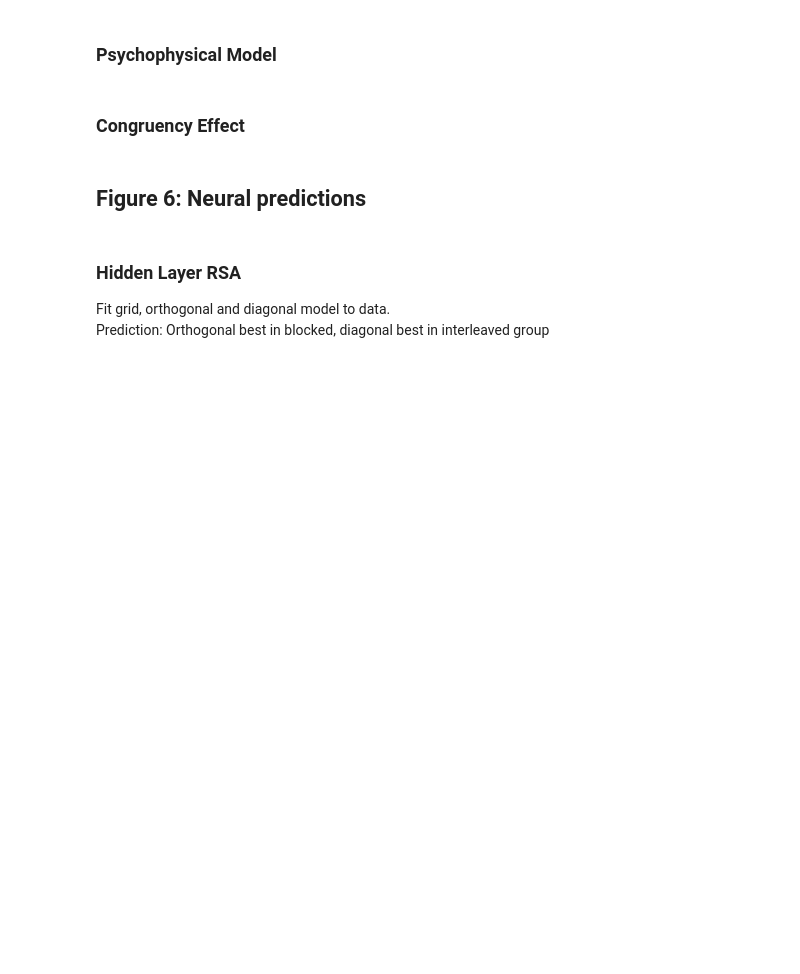
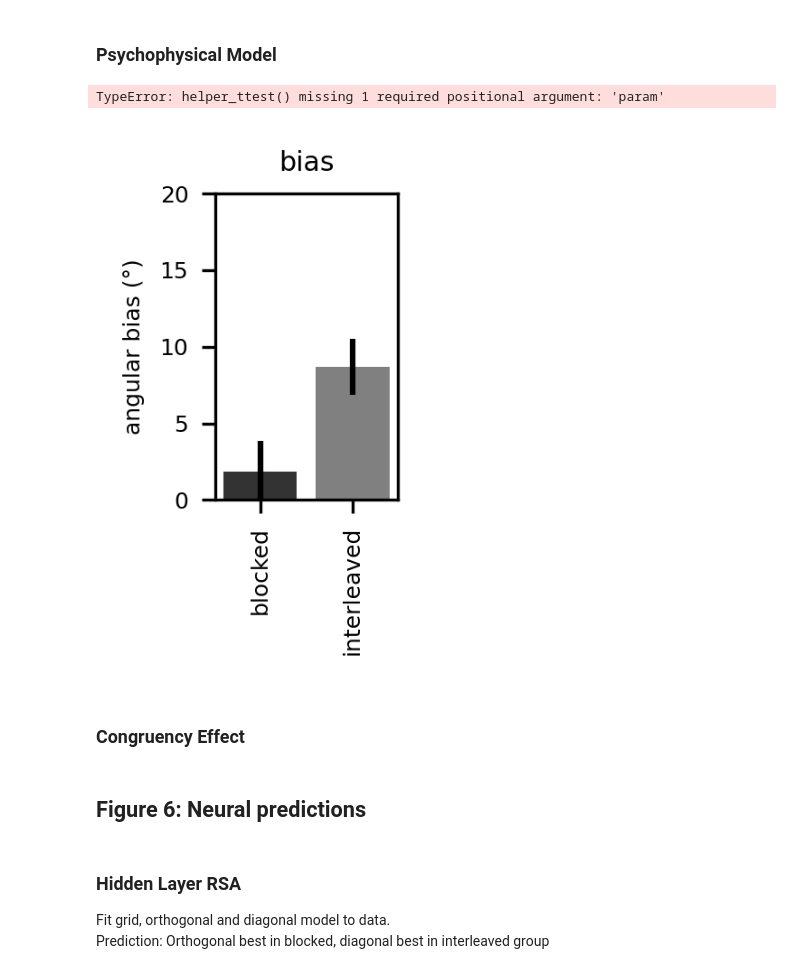
Before and after one commit to summerfieldlab/Flesch_Nagy_etal_HebbCL, a Jupyter notebook: notebooks/paper_figures_scratchpad.ipynb, the cells around one changed output. Cells and saved outputs as stored; diff of their text form; code cells hidden in the pictures; blank space fills up the shorter version.

```diff
--- a/notebooks/paper_figures_scratchpad.ipynb
+++ b/notebooks/paper_figures_scratchpad.ipynb
@@ -1123,7 +980,7 @@ tempval_interleaved = np.logspace(np.log(0.1), np.log(4), 20)[tempidx_interleave
 n_runs = 20
 
 
-cmats = loadmat("../../data/pnas_paper/choicemats_exp1a.mat", matlab_compatible=True)
+cmats = loadmat("../datasets/choicemats_exp1a.mat", matlab_compatible=True)
 ks = list(cmats.keys())
 for k in ks:
     if not "cmat" in k:
@@ -1141,7 +998,7 @@ cmats_a = []
 cmats_b = []
 for r in np.arange(0, n_runs):
     with open(
-        "../checkpoints/baseline_interleaved_new/run_" + str(r) + "/results.pkl", "rb"
+        "../checkpoints/baseline_interleaved_new_select/run_" + str(r) + "/results.pkl", "rb"
     ) as f:
         results = pickle.load(f)
         cc = np.clip(results["all_y_out"][1, :], -709.78, 709.78).astype(np.float64)
@@ -1156,7 +1013,7 @@ cmats_a = []
 cmats_b = []
 for r in np.arange(0, n_runs):
     with open(
-        "../checkpoints/baseline_blocked_new/run_" + str(r) + "/results.pkl", "rb"
+        "../checkpoints/baseline_blocked_new_select/run_" + str(r) + "/results.pkl", "rb"
     ) as f:
         results = pickle.load(f)
         cc = np.clip(results["all_y_out"][1, :], -709.78, 709.78).astype(np.float64)
@@ -1445,7 +1313,7 @@ tempidx_interleaved = 14
 tempval_interleaved = np.logspace(np.log(0.1), np.log(4), 20)[tempidx_interleaved]
 n_runs = 20
 
-cmats = loadmat('../../data/pnas_paper/choicemats_exp1a.mat')
+cmats = loadmat('../datasets/choicemats_exp1a.mat')
 cmats.keys()
 choicemats_humans = {
     'blocked':
@@ -1494,7 +1362,7 @@ n_runs = 20
 cmats_a = []
 cmats_b = []
 for r in np.arange(0,n_runs):
-    with open('../checkpoints/baseline_blocked_new/run_' + str(r) +'/results.pkl','rb') as f:
+    with open('../checkpoints/baseline_blocked_new_select/run_' + str(r) +'/results.pkl','rb') as f:
         results = pickle.load(f)
         cc = np.clip(results['all_y_out'][1,:], -709.78, 709.78).astype(np.float64)
         choices = 1/(1+np.exp(-cc))
@@ -1507,7 +1375,7 @@ choicemats_baseline['blocked']['task_a'] = np.array(cmats_b)
 cmats_a = []
 cmats_b = []
 for r in np.arange(0,n_runs):
-    with open('../checkpoints/baseline_interleaved_new/run_' + str(r) +'/results.pkl','rb') as f:
+    with open('../checkpoints/baseline_interleaved_new_select/run_' + str(r) +'/results.pkl','rb') as f:
         results = pickle.load(f)
         cc = np.clip(results['all_y_out'][1,:], -709.78, 709.78).astype(np.float64)
         choices = 1/(1+np.exp(-cc))
@@ -1579,9 +1447,12 @@ with open('../results/thetas_est.pkl','wb') as f:
 # %%
 with open('../results/thetas_est.pkl','rb') as f:
     all_thetas = pickle.load(f)
-disp_model_estimates(all_thetas['humans'], cols=([0.2, 0.2, 0.2], [0.5, 0.5, 0.5]))
-disp_model_estimates(all_thetas['baseline'], cols=["darkred", "red"])
-disp_model_estimates(all_thetas['emahebb'], cols=[[20/255, 78/255, 102/255],[50/255, 133/255, 168/255]])
+plotting.disp_model_estimates(all_thetas['humans'], cols=([0.2, 0.2, 0.2], [0.5, 0.5, 0.5]))
+plotting.disp_model_estimates(all_thetas['baseline'], cols=["darkred", "red"])
+plotting.disp_model_estimates(all_thetas['emahebb'], cols=[[20/255, 78/255, 102/255],[50/255, 133/255, 168/255]])
+# %% [output]
+TypeError: helper_ttest() missing 1 required positional argument: 'param'
+[figure, added]
 # %% [markdown]
 ### Congruency Effect
 # %%
```
Also changed, not shown: parts of 13 cells of this notebook.
